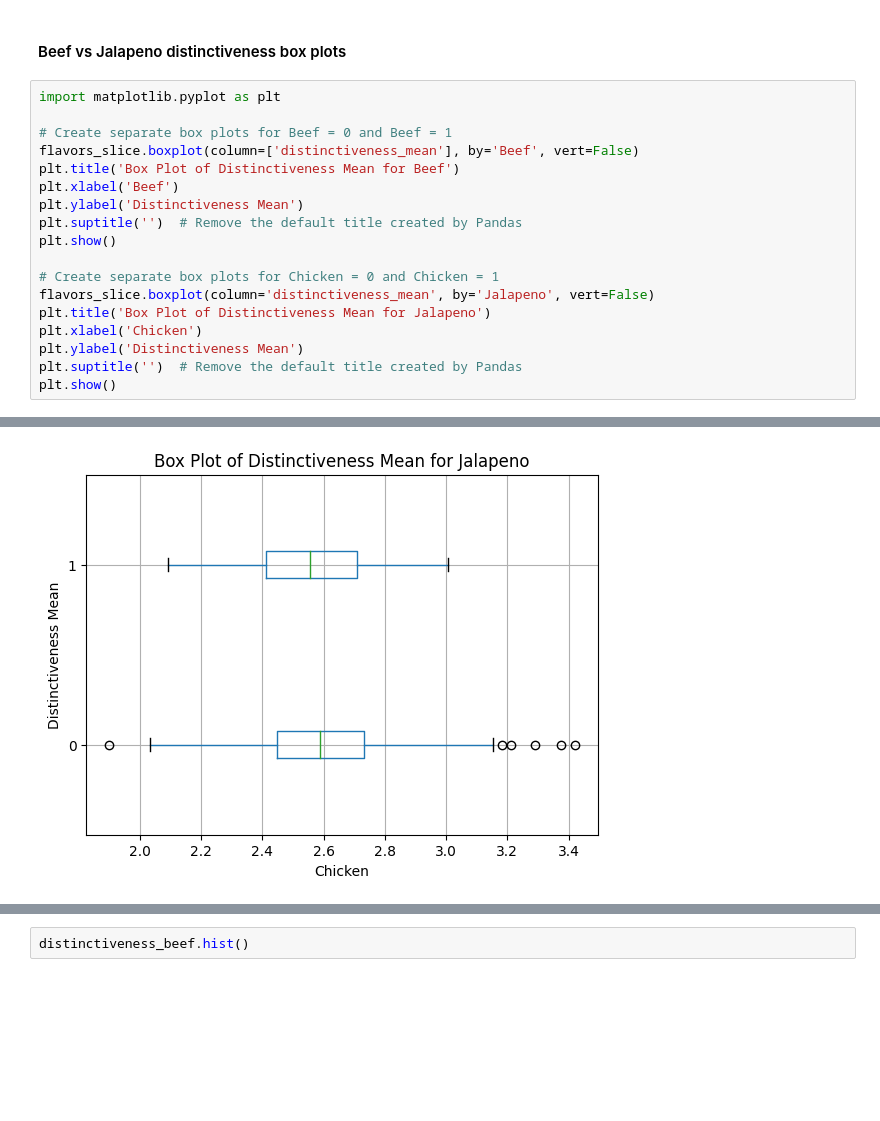
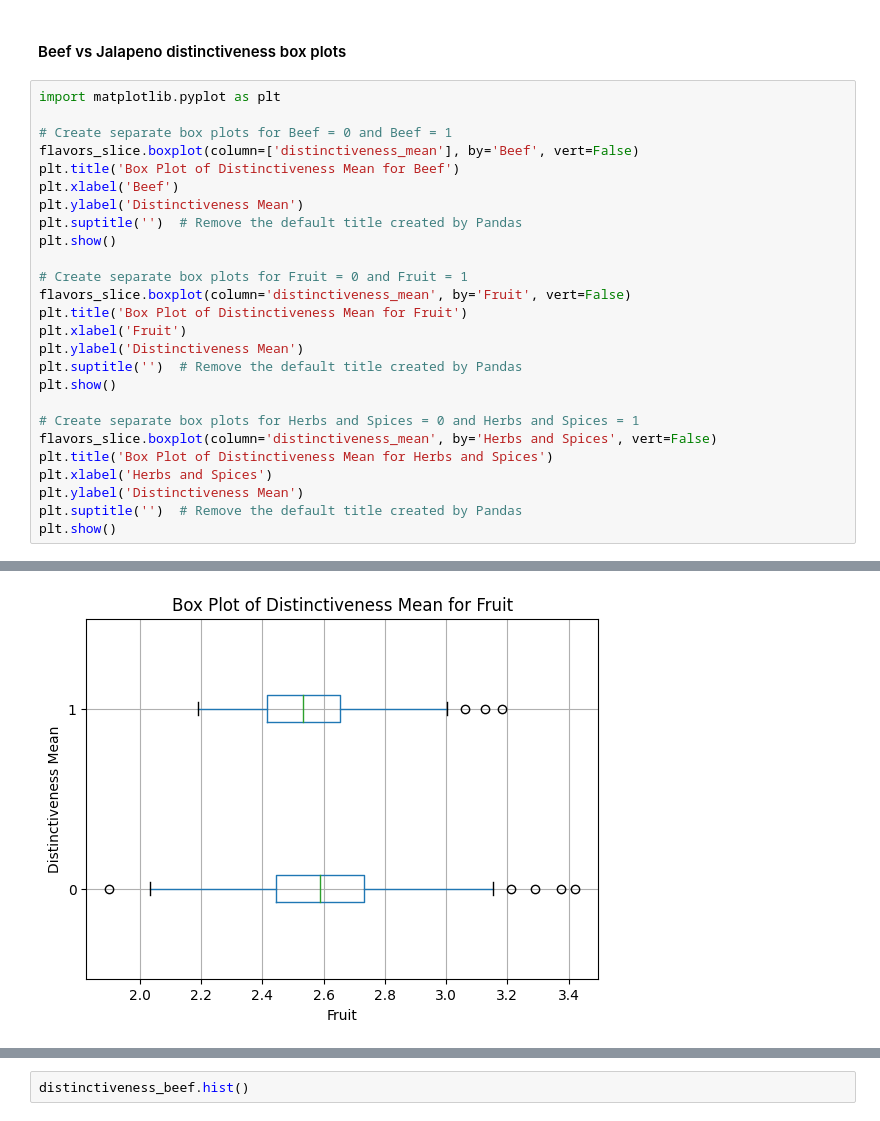
Before and after one commit to kjucaitis/concepttagging, a Jupyter notebook: i_data_exploration.ipynb, the cells around one changed output, grey strips where cells are left out. Cells and saved outputs as stored; diff of their text form; blank space fills up the shorter version.

```diff
--- a/i_data_exploration.ipynb
+++ b/i_data_exploration.ipynb
@@ -262,21 +271,29 @@ df.plot.scatter(x = 'Tags', y = 'Metric', s = 100);
 # %%
 import matplotlib.pyplot as plt
 
 # Create separate box plots for Beef = 0 and Beef = 1
 flavors_slice.boxplot(column=['distinctiveness_mean'], by='Beef', vert=False)
 plt.title('Box Plot of Distinctiveness Mean for Beef')
 plt.xlabel('Beef')
 plt.ylabel('Distinctiveness Mean')
 plt.suptitle('')  # Remove the default title created by Pandas
 plt.show()
 
-# Create separate box plots for Chicken = 0 and Chicken = 1
-flavors_slice.boxplot(column='distinctiveness_mean', by='Jalapeno', vert=False)
-plt.title('Box Plot of Distinctiveness Mean for Jalapeno')
-plt.xlabel('Chicken')
+# Create separate box plots for Fruit = 0 and Fruit = 1
+flavors_slice.boxplot(column='distinctiveness_mean', by='Fruit', vert=False)
+plt.title('Box Plot of Distinctiveness Mean for Fruit')
+plt.xlabel('Fruit')
 plt.ylabel('Distinctiveness Mean')
 plt.suptitle('')  # Remove the default title created by Pandas
 plt.show()
+
+# Create separate box plots for Herbs and Spices = 0 and Herbs and Spices = 1
+flavors_slice.boxplot(column='distinctiveness_mean', by='Herbs and Spices', vert=False)
+plt.title('Box Plot of Distinctiveness Mean for Herbs and Spices')
+plt.xlabel('Herbs and Spices')
+plt.ylabel('Distinctiveness Mean')
+plt.suptitle('')  # Remove the default title created by Pandas
+plt.show()
 # %% [output]
 [figure]
-[figure, old version]
+[figure, new version]
```
Also changed, not shown: parts of 4 cells of this notebook.
